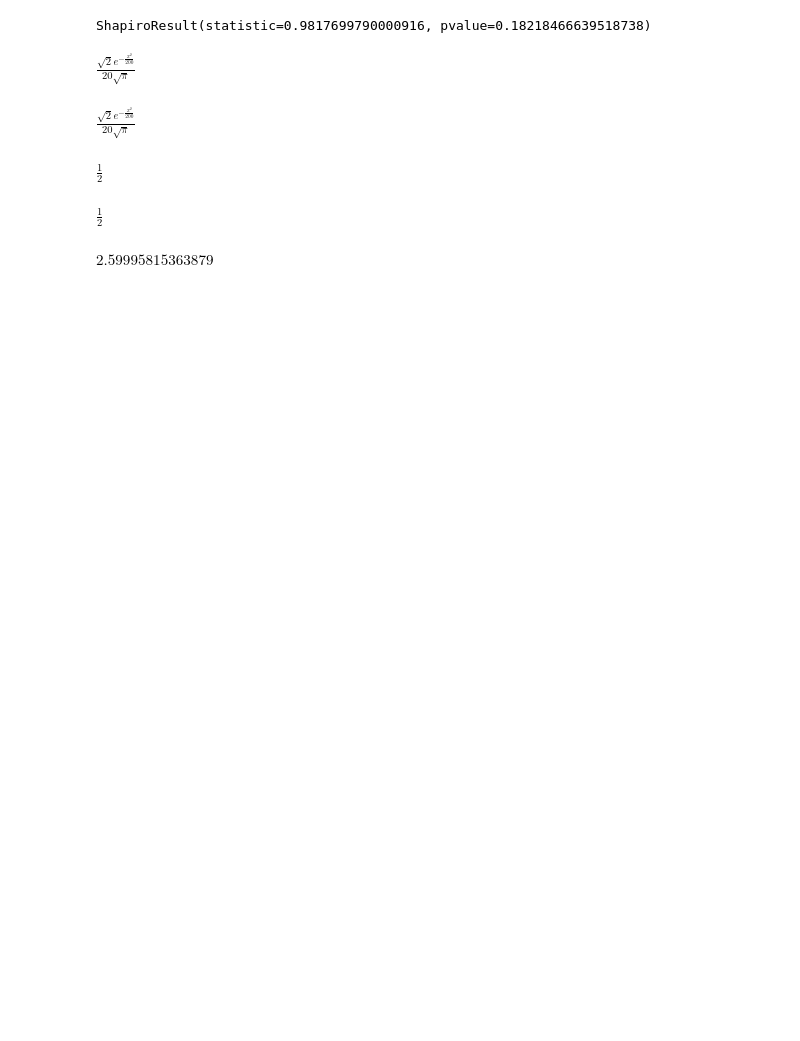
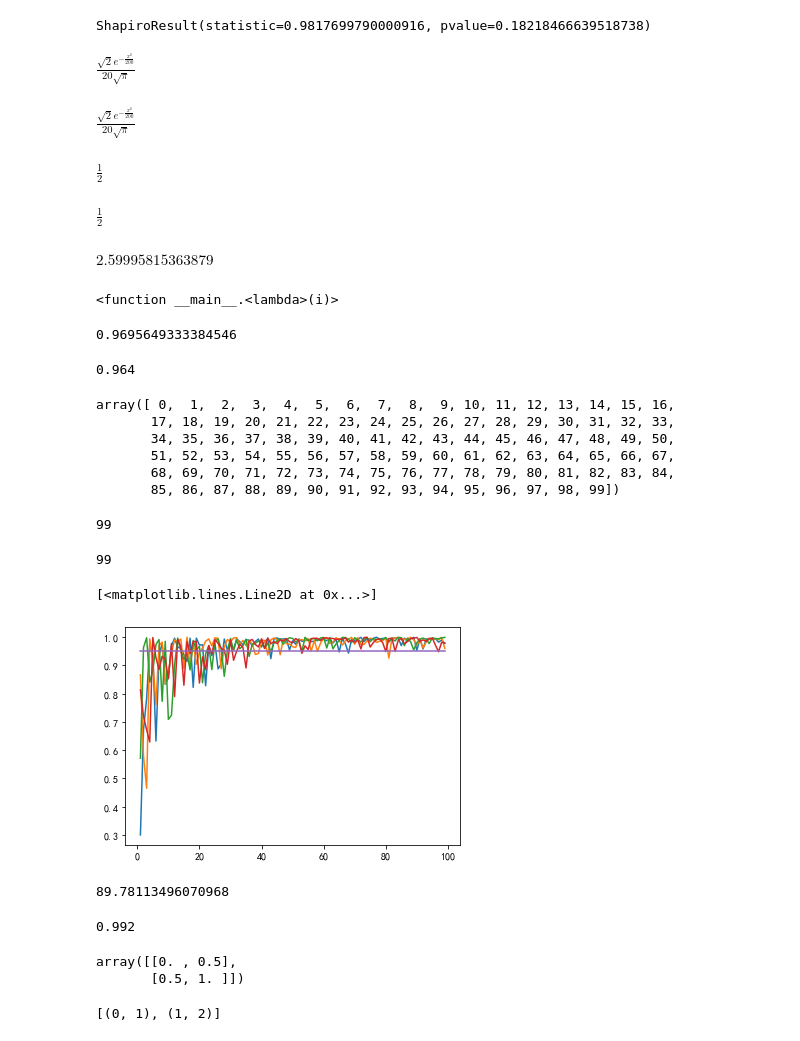
Before and after one commit to ailunguo/Project, a Jupyter notebook: Statistics----3/test3.ipynb, the cells around one changed output. Drawn from its saved outputs; the diff is of its cells as text; code cells hidden in the pictures; blank space fills up the shorter version.

```diff
--- a/Statistics----3/test3.ipynb
+++ b/Statistics----3/test3.ipynb
@@ -98,0 +103,65 @@ $\displaystyle 2.59995815363879$
+# %%
+from scipy import stats
+u = stats.uniform()
+xn = lambda i : u.rvs(i).max()
+xn
+# %% [output]
+<function __main__.<lambda>(i)>
+# %%
+xn(5)
+# %% [output]
+0.9695649333384546
+# %%
+import numpy as np
+np.mean([xn(60) > 0.95 for i in range(1000)])
+# %% [output]
+0.964
+# %%
+x = np.arange(100)
+x
+# %% [output]
+array([ 0,  1,  2,  3,  4,  5,  6,  7,  8,  9, 10, 11, 12, 13, 14, 15, 16,
+       17, 18, 19, 20, 21, 22, 23, 24, 25, 26, 27, 28, 29, 30, 31, 32, 33,
+       34, 35, 36, 37, 38, 39, 40, 41, 42, 43, 44, 45, 46, 47, 48, 49, 50,
+       51, 52, 53, 54, 55, 56, 57, 58, 59, 60, 61, 62, 63, 64, 65, 66, 67,
+       68, 69, 70, 71, 72, 73, 74, 75, 76, 77, 78, 79, 80, 81, 82, 83, 84,
+       85, 86, 87, 88, 89, 90, 91, 92, 93, 94, 95, 96, 97, 98, 99])
+# %%
+y = [xn(i) for i in x[1:]]
+y1 = [xn(i) for i in x[1:]]
+y3 = [xn(i) for i in x[1:]]
+y4 = [xn(i) for i in x[1:]]
+len(y)
+# %% [output]
+99
+# %%
+len(x[1:])
+# %% [output]
+99
+# %%
+import matplotlib.pyplot as plt
+plt.plot(x[1:], y)
+plt.plot(x[1:], y1)
+plt.plot(x[1:], y3)
+plt.plot(x[1:], y4)
+plt.plot(x[1:], [0.95 for i in range(99)])
+# %% [output]
+[<matplotlib.lines.Line2D at 0x...>]
+[figure, added]
+# %%
+np.log(1-.99)/np.log(.95)
+# %% [output]
+89.78113496070968
+# %%
+np.mean([xn(90) > 0.95 for i in range(1000)])
+# %% [output]
+0.992
+# %%
+np.array(list(zip(range(3), range(1, 3))))/2
+# %% [output]
+array([[0. , 0.5],
+       [0.5, 1. ]])
+# %%
+list(zip(range(3), range(1, 3)))
+# %% [output]
+[(0, 1), (1, 2)]
```
Also changed, not shown: parts of 34 cells of this notebook.
